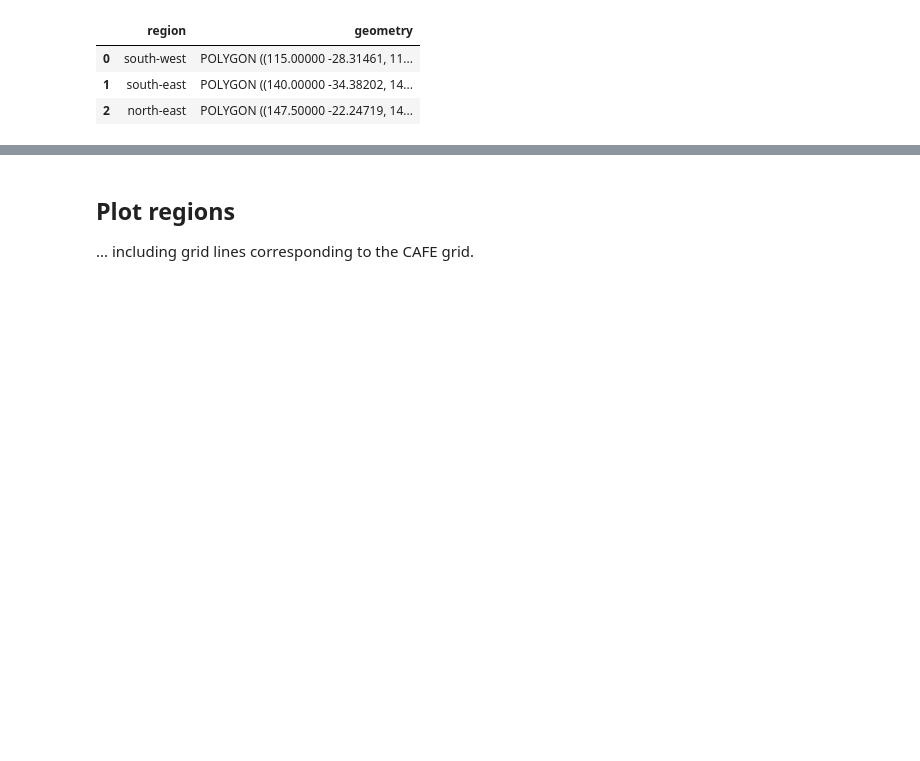
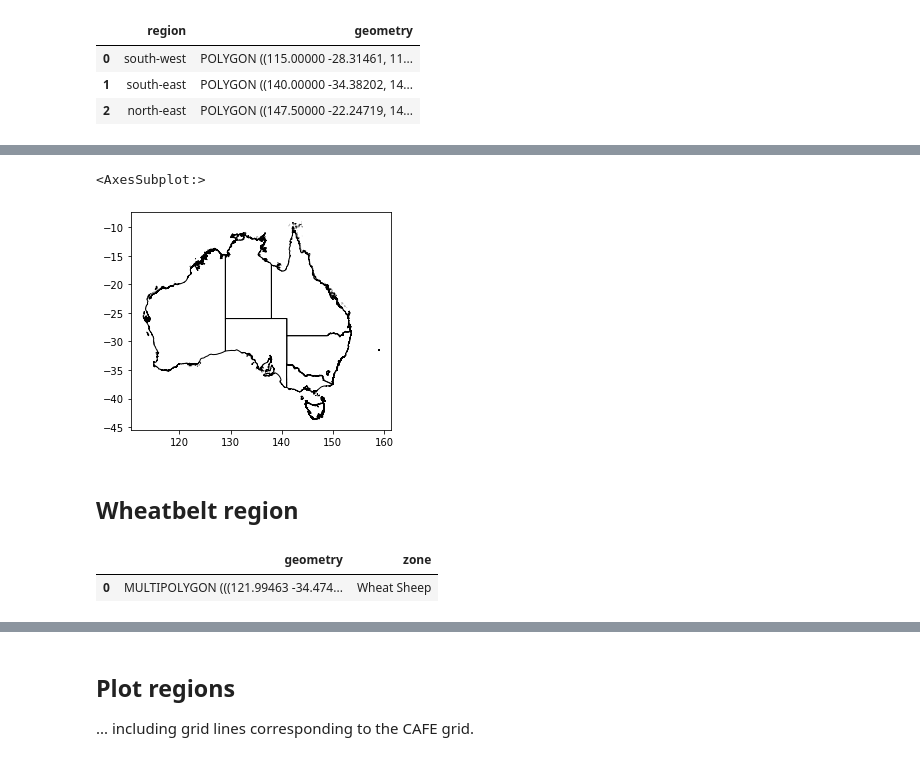
Before and after one commit to DamienIrving/wheatbelt, a Jupyter notebook: define_regions.ipynb, the cells around one changed output, grey strips where cells are left out. Cells and saved outputs as stored; diff of their text form; code cells hidden in the pictures; blank space fills up the shorter version.

```diff
--- a/define_regions.ipynb
+++ b/define_regions.ipynb
@@ -161,0 +164,2 @@ Dissolve the internal borders of the ABARES regions to create an Australia shape
+# %%
+states_abs = gp.read_file('shapefiles/STE_2021_AUST_SHP_GDA2020.zip')
@@ -161,0 +180,9 @@ Dissolve the internal borders of the ABARES regions to create an Australia shape
+# %%
+states_only_abs = states_abs.drop([8, 9])
+# %%
+states_only_abs.plot(facecolor='none', edgecolor='black')
+# %% [output]
+<AxesSubplot:>
+[figure, added]
+# %% [markdown]
+## Wheatbelt region
@@ -161,0 +191,7 @@ Dissolve the internal borders of the ABARES regions to create an Australia shape
+# %%
+wheat_sheep = abares_wheat_sheep.dissolve()
+wheat_sheep = wheat_sheep.drop(columns=['aagis', 'class', 'name'])
+wheat_sheep
+# %% [output]
+|  | geometry | zone |
+| 0 | MULTIPOLYGON (((121.99463 -34.474... | Wheat Sheep |
```
Also changed, not shown: parts of 15 cells of this notebook, 5 other files.
